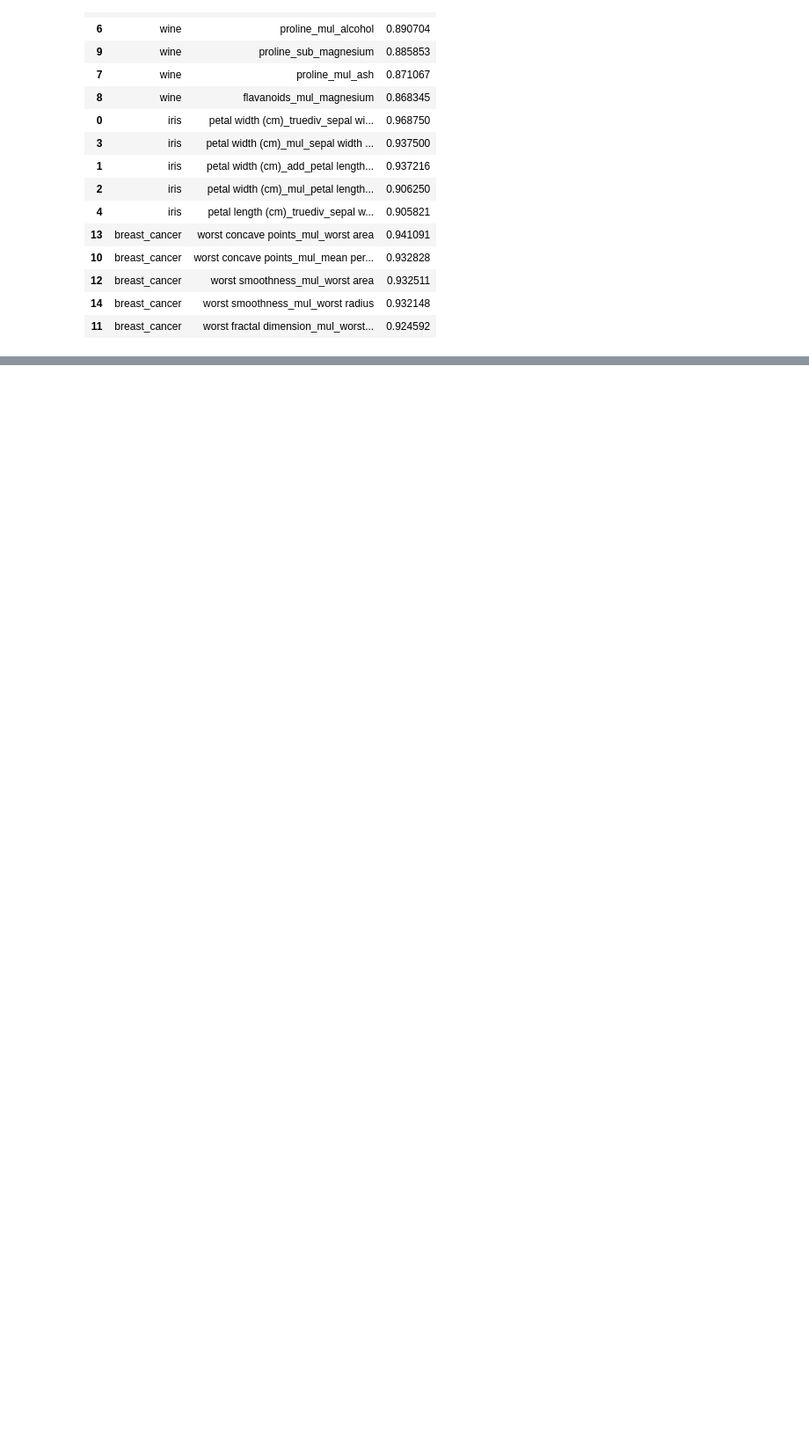
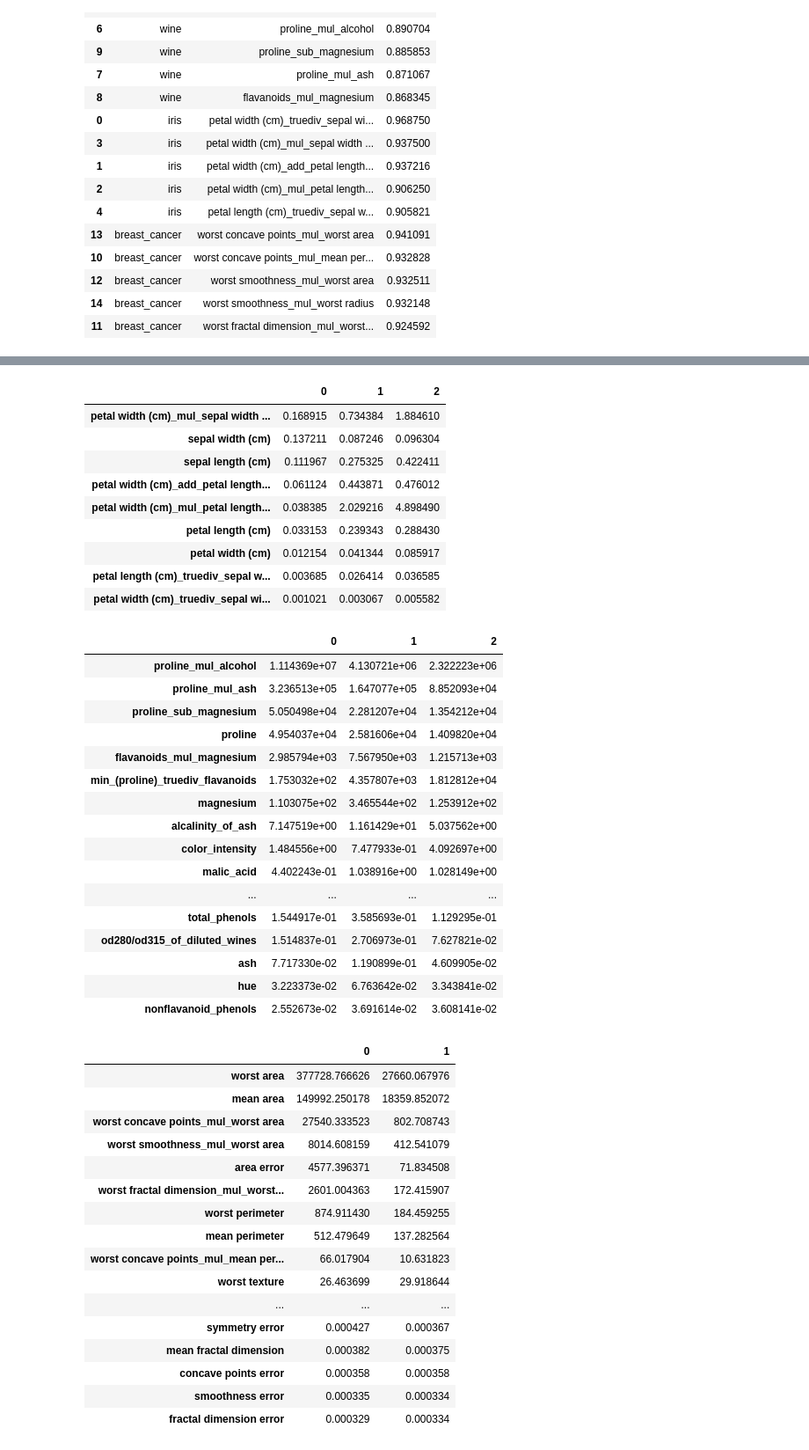
Before and after one commit to rossrco/experiments, a Jupyter notebook: machine_learning_combinatorics/feature_engineer_testing.ipynb, the cells around one changed output, grey strips where cells are left out. Shown at 88% size. Saved outputs shown, nothing was run; the diff lists cells and outputs as text; code cells hidden in the pictures; blank space fills up the shorter version.

Commit message:
add a test for variance per feature

```diff
--- a/machine_learning_combinatorics/feature_engineer_testing.ipynb
+++ b/machine_learning_combinatorics/feature_engineer_testing.ipynb
@@ -35,9 +35,12 @@ def display_metrics(y_test, y_pred):
     print('F1 score: {:.2f}'.format(f1_score(y_test, y_pred, average = 'weighted')))
 
 def train_and_predict(model, X_train, X_test, y_train):
+    #replace_inf = lambda x: 0 if x in (np.inf, -np.inf) else x
+    #X_train = X_train.applymap(replace_inf)
+    #X_test = X_test.applymap(replace_inf)
     model.fit(X_train, y_train)
     y_pred = model.predict(X_test)
-    return y_pred
+    return y_pred, model
 
 def append_metric_results(df, metrics, y_test, y_pred, dataset_name, enriched_flag, columns):
     for metric_name, metric in metrics.items():
@@ -58,7 +61,7 @@ def get_results_before_after_enrichment(dataset, dataset_name, metrics, model, s
 
     X_train, X_test, y_train, y_test = splitter(dataset_x.copy(), dataset_y, **hyperparameters['splitter_kwargs'])
 
-    y_pred_not_enriched = train_and_predict(model, X_train, X_test, y_train)
+    y_pred_not_enriched, fitted_model = train_and_predict(model, X_train, X_test, y_train)
 
     results = append_metric_results(results, metrics, y_test, y_pred_not_enriched,
                                     dataset_name, False, results.columns)
@@ -71,11 +74,13 @@ def get_results_before_after_enrichment(dataset, dataset_name, metrics, model, s
     eng.transform(X_train)
     eng.transform(X_test)
 
-    y_pred_enriched = train_and_predict(model, X_train, X_test, y_train)
+    y_pred_enriched, fitted_model = train_and_predict(model, X_train, X_test, y_train)
 
     enrichment_results = {}
 
     enrichment_results['engine'] = eng
+    enrichment_results['fitted_model'] = fitted_model
+    enrichment_results['all_features'] = X_train.columns
     enrichment_results['dataset'] = dataset_name
 
     metrics_results = append_metric_results(results, metrics, y_test,
@@ -194,0 +208,49 @@ best_features.sort_values(by = ['dataset', 'score'], ascending = False)
+# %%
+for dataset, dataset_res in engines.items():
+    features = pd.DataFrame(dataset_res['fitted_model'].sigma_, columns = dataset_res['all_features'])
+    display(features.transpose().sort_values(by = 0, ascending = False))
+# %% [output]
+|  | 0 | 1 | 2 |
+| petal width (cm)_mul_sepal width ... | 0.168915 | 0.734384 | 1.884610 |
+| sepal width (cm) | 0.137211 | 0.087246 | 0.096304 |
+| sepal length (cm) | 0.111967 | 0.275325 | 0.422411 |
+| petal width (cm)_add_petal length... | 0.061124 | 0.443871 | 0.476012 |
+| petal width (cm)_mul_petal length... | 0.038385 | 2.029216 | 4.898490 |
+| petal length (cm) | 0.033153 | 0.239343 | 0.288430 |
+| petal width (cm) | 0.012154 | 0.041344 | 0.085917 |
+| petal length (cm)_truediv_sepal w... | 0.003685 | 0.026414 | 0.036585 |
+| petal width (cm)_truediv_sepal wi... | 0.001021 | 0.003067 | 0.005582 |
+|  | 0 | 1 | 2 |
+| proline_mul_alcohol | 1.114369e+07 | 4.130721e+06 | 2.322223e+06 |
+| proline_mul_ash | 3.236513e+05 | 1.647077e+05 | 8.852093e+04 |
+| proline_sub_magnesium | 5.050498e+04 | 2.281207e+04 | 1.354212e+04 |
+| proline | 4.954037e+04 | 2.581606e+04 | 1.409820e+04 |
+| flavanoids_mul_magnesium | 2.985794e+03 | 7.567950e+03 | 1.215713e+03 |
+| min_(proline)_truediv_flavanoids | 1.753032e+02 | 4.357807e+03 | 1.812812e+04 |
+| magnesium | 1.103075e+02 | 3.465544e+02 | 1.253912e+02 |
+| alcalinity_of_ash | 7.147519e+00 | 1.161429e+01 | 5.037562e+00 |
+| color_intensity | 1.484556e+00 | 7.477933e-01 | 4.092697e+00 |
+| malic_acid | 4.402243e-01 | 1.038916e+00 | 1.028149e+00 |
+| ... | ... | ... | ... |
+| total_phenols | 1.544917e-01 | 3.585693e-01 | 1.129295e-01 |
+| od280/od315_of_diluted_wines | 1.514837e-01 | 2.706973e-01 | 7.627821e-02 |
+| ash | 7.717330e-02 | 1.190899e-01 | 4.609905e-02 |
+| hue | 3.223373e-02 | 6.763642e-02 | 3.343841e-02 |
+| nonflavanoid_phenols | 2.552673e-02 | 3.691614e-02 | 3.608141e-02 |
+|  | 0 | 1 |
+| worst area | 377728.766626 | 27660.067976 |
+| mean area | 149992.250178 | 18359.852072 |
+| worst concave points_mul_worst area | 27540.333523 | 802.708743 |
+| worst smoothness_mul_worst area | 8014.608159 | 412.541079 |
+| area error | 4577.396371 | 71.834508 |
+| worst fractal dimension_mul_worst... | 2601.004363 | 172.415907 |
+| worst perimeter | 874.911430 | 184.459255 |
+| mean perimeter | 512.479649 | 137.282564 |
+| worst concave points_mul_mean per... | 66.017904 | 10.631823 |
+| worst texture | 26.463699 | 29.918644 |
+| ... | ... | ... |
+| symmetry error | 0.000427 | 0.000367 |
+| mean fractal dimension | 0.000382 | 0.000375 |
+| concave points error | 0.000358 | 0.000358 |
+| smoothness error | 0.000335 | 0.000334 |
+| fractal dimension error | 0.000329 | 0.000334 |
```
Also changed, not shown: parts of 4 cells of this notebook.
